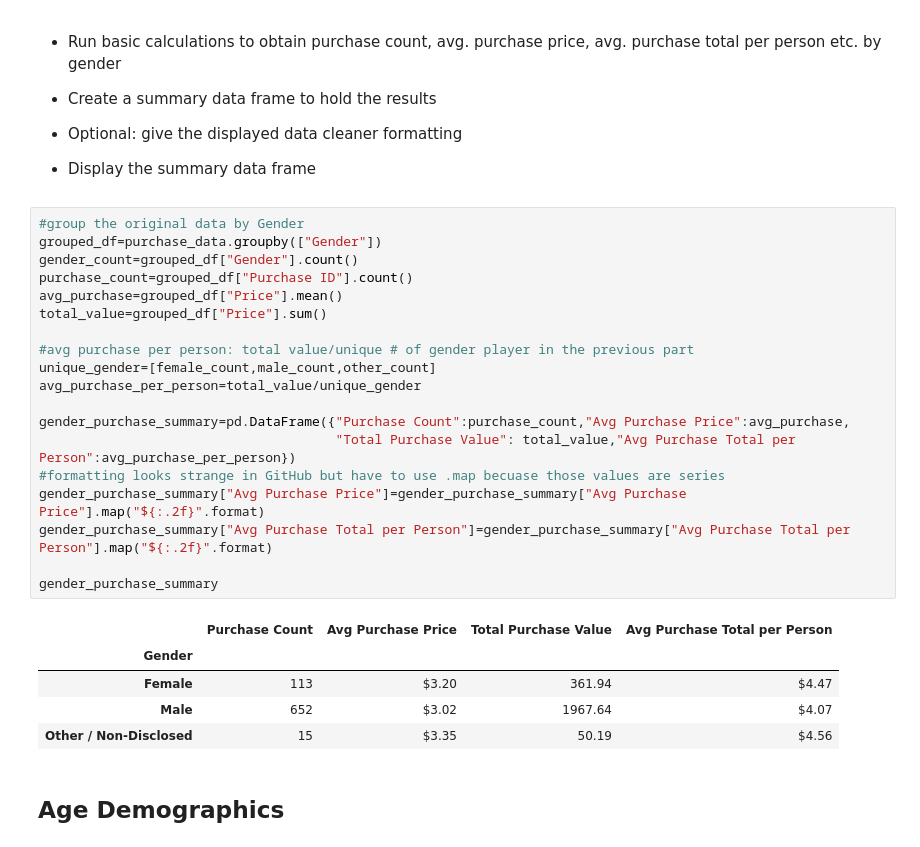
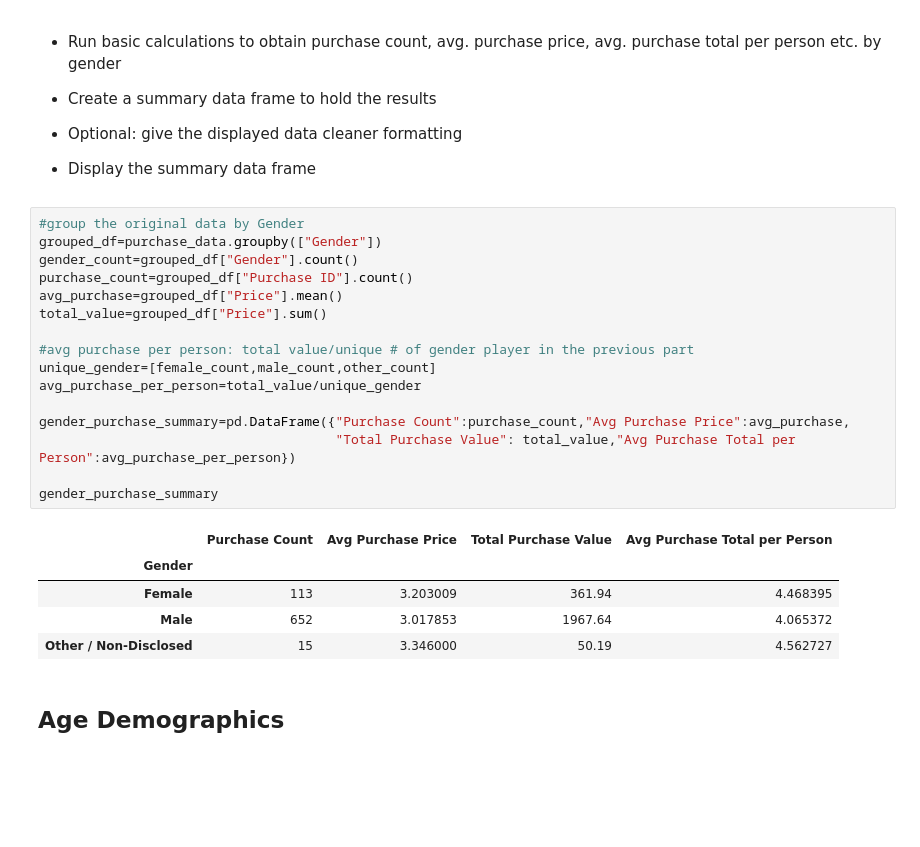
Before and after one commit to emilymoon28/pandas-analysis, a Jupyter notebook: HeroesofPymoli/HeroesOfPymoli_main.ipynb, the cells around one changed output. Drawn from its saved outputs; the diff is of its cells as text; blank space fills up the shorter version.

```diff
--- a/HeroesofPymoli/HeroesOfPymoli_main.ipynb
+++ b/HeroesofPymoli/HeroesOfPymoli_main.ipynb
@@ -136,28 +132,25 @@ gender_analysis
 # %%
 #group the original data by Gender
 grouped_df=purchase_data.groupby(["Gender"])
 gender_count=grouped_df["Gender"].count()
 purchase_count=grouped_df["Purchase ID"].count()
 avg_purchase=grouped_df["Price"].mean()
 total_value=grouped_df["Price"].sum()
 
 #avg purchase per person: total value/unique # of gender player in the previous part
 unique_gender=[female_count,male_count,other_count]
 avg_purchase_per_person=total_value/unique_gender
 
 gender_purchase_summary=pd.DataFrame({"Purchase Count":purchase_count,"Avg Purchase Price":avg_purchase,
                                       "Total Purchase Value": total_value,"Avg Purchase Total per Person":avg_purchase_per_person})
-#formatting looks strange in GitHub but have to use .map becuase those values are series
-gender_purchase_summary["Avg Purchase Price"]=gender_purchase_summary["Avg Purchase Price"].map("${:.2f}".format)
-gender_purchase_summary["Avg Purchase Total per Person"]=gender_purchase_summary["Avg Purchase Total per Person"].map("${:.2f}".format)
 
 gender_purchase_summary
 # %% [output]
 |  | Purchase Count | Avg Purchase Price | Total Purchase Value | Avg Purchase Total per Person |
 | Gender |  |  |  |  |
-| Female | 113 | $3.20 | 361.94 | $4.47 |
-| Male | 652 | $3.02 | 1967.64 | $4.07 |
-| Other / Non-Disclosed | 15 | $3.35 | 50.19 | $4.56 |
+| Female | 113 | 3.203009 | 361.94 | 4.468395 |
+| Male | 652 | 3.017853 | 1967.64 | 4.065372 |
+| Other / Non-Disclosed | 15 | 3.346000 | 50.19 | 4.562727 |
 # %% [markdown]
 ## Age Demographics
 # %% [markdown]
```
Also changed, not shown: parts of 3 cells of this notebook.
